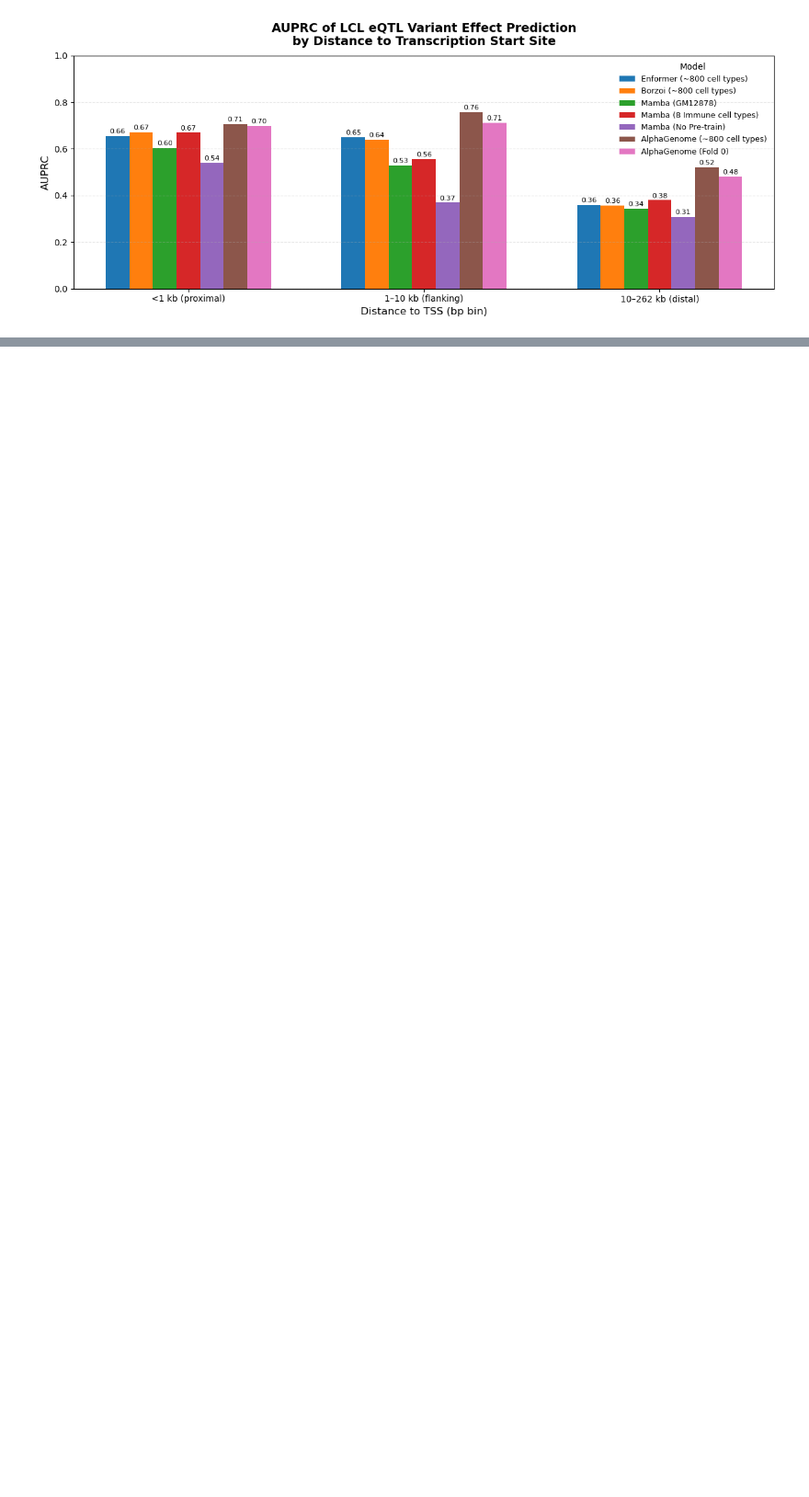
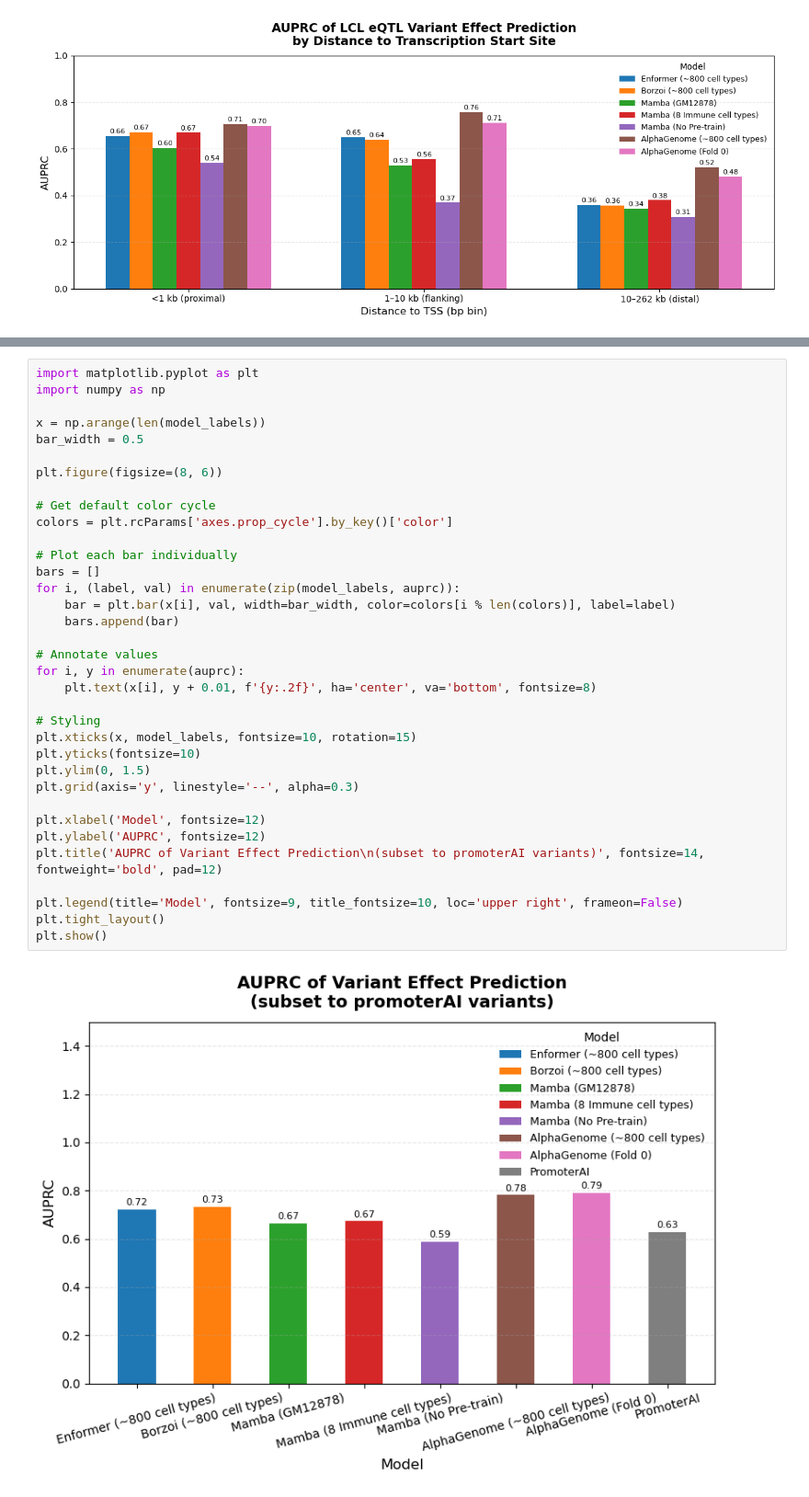
Before and after one commit to Sarthak-Ti/caduceus, a Jupyter notebook: code_test/eQTL_benchmark4.ipynb, the cells around one changed output, grey strips where cells are left out. Shown at 92% size. Cells and saved outputs as stored; diff of their text form; blank space fills up the shorter version.

```diff
--- a/code_test/eQTL_benchmark4.ipynb
+++ b/code_test/eQTL_benchmark4.ipynb
@@ -332,0 +574,37 @@ plt.show()
+# %%
+import matplotlib.pyplot as plt
+import numpy as np
+
+x = np.arange(len(model_labels))
+bar_width = 0.5
+
+plt.figure(figsize=(8, 6))
+
+# Get default color cycle
+colors = plt.rcParams['axes.prop_cycle'].by_key()['color']
+
+# Plot each bar individually
+bars = []
+for i, (label, val) in enumerate(zip(model_labels, auprc)):
+    bar = plt.bar(x[i], val, width=bar_width, color=colors[i % len(colors)], label=label)
+    bars.append(bar)
+
+# Annotate values
+for i, y in enumerate(auprc):
+    plt.text(x[i], y + 0.01, f'{y:.2f}', ha='center', va='bottom', fontsize=8)
+
+# Styling
+plt.xticks(x, model_labels, fontsize=10, rotation=15)
+plt.yticks(fontsize=10)
+plt.ylim(0, 1.5)
+plt.grid(axis='y', linestyle='--', alpha=0.3)
+
+plt.xlabel('Model', fontsize=12)
+plt.ylabel('AUPRC', fontsize=12)
+plt.title('AUPRC of Variant Effect Prediction\n(subset to promoterAI variants)', fontsize=14, fontweight='bold', pad=12)
+
+plt.legend(title='Model', fontsize=9, title_fontsize=10, loc='upper right', frameon=False)
+plt.tight_layout()
+plt.show()
+# %% [output]
+[figure, added]
```
Also changed, not shown: parts of 7 cells of this notebook, 9 other files.
